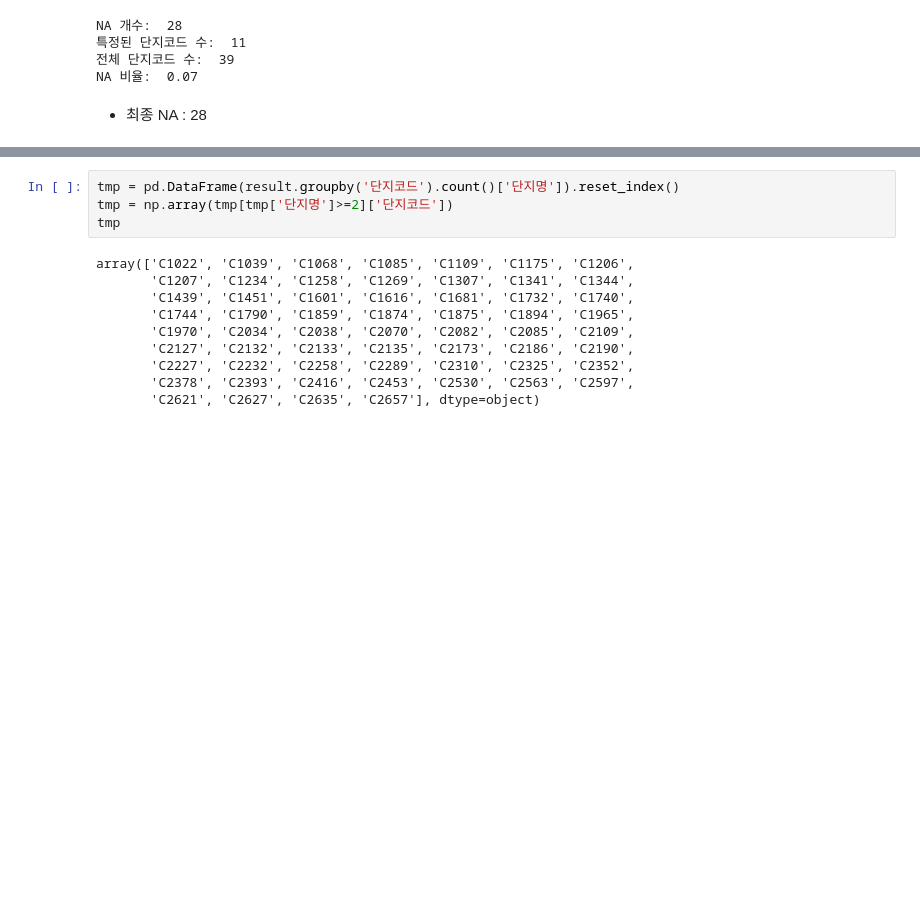
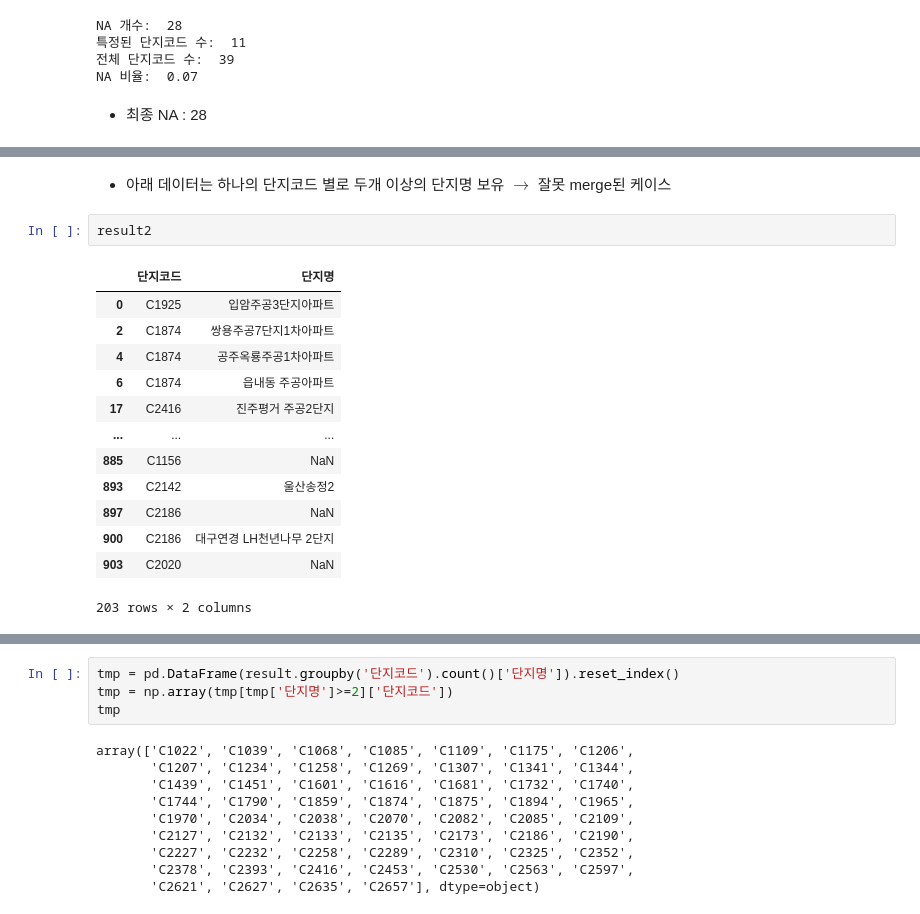
Before and after one commit to whdbfla6/Daesamanlap, a Jupyter notebook: DataMerge0704.ipynb, the cells around one changed output, grey strips where cells are left out. Cells and saved outputs as stored; diff of their text form; blank space fills up the shorter version.

```diff
--- a/DataMerge0704.ipynb
+++ b/DataMerge0704.ipynb
@@ -126,0 +165,18 @@ NA 비율:  0.07
+# %% [markdown]
+- 아래 데이터는 하나의 단지코드 별로 두개 이상의 단지명 보유 $\rightarrow$ 잘못 merge된 케이스
+# %%
+result2
+# %% [output]
+|  | 단지코드 | 단지명 |
+| 0 | C1925 | 입암주공3단지아파트 |
+| 2 | C1874 | 쌍용주공7단지1차아파트 |
+| 4 | C1874 | 공주옥룡주공1차아파트 |
+| 6 | C1874 | 읍내동 주공아파트 |
+| 17 | C2416 | 진주평거 주공2단지 |
+| ... | ... | ... |
+| 885 | C1156 | NaN |
+| 893 | C2142 | 울산송정2 |
+| 897 | C2186 | NaN |
+| 900 | C2186 | 대구연경 LH천년나무 2단지 |
+| 903 | C2020 | NaN |
+203 rows × 2 columns
```
Also changed, not shown: parts of 20 cells of this notebook, 3 other files.
